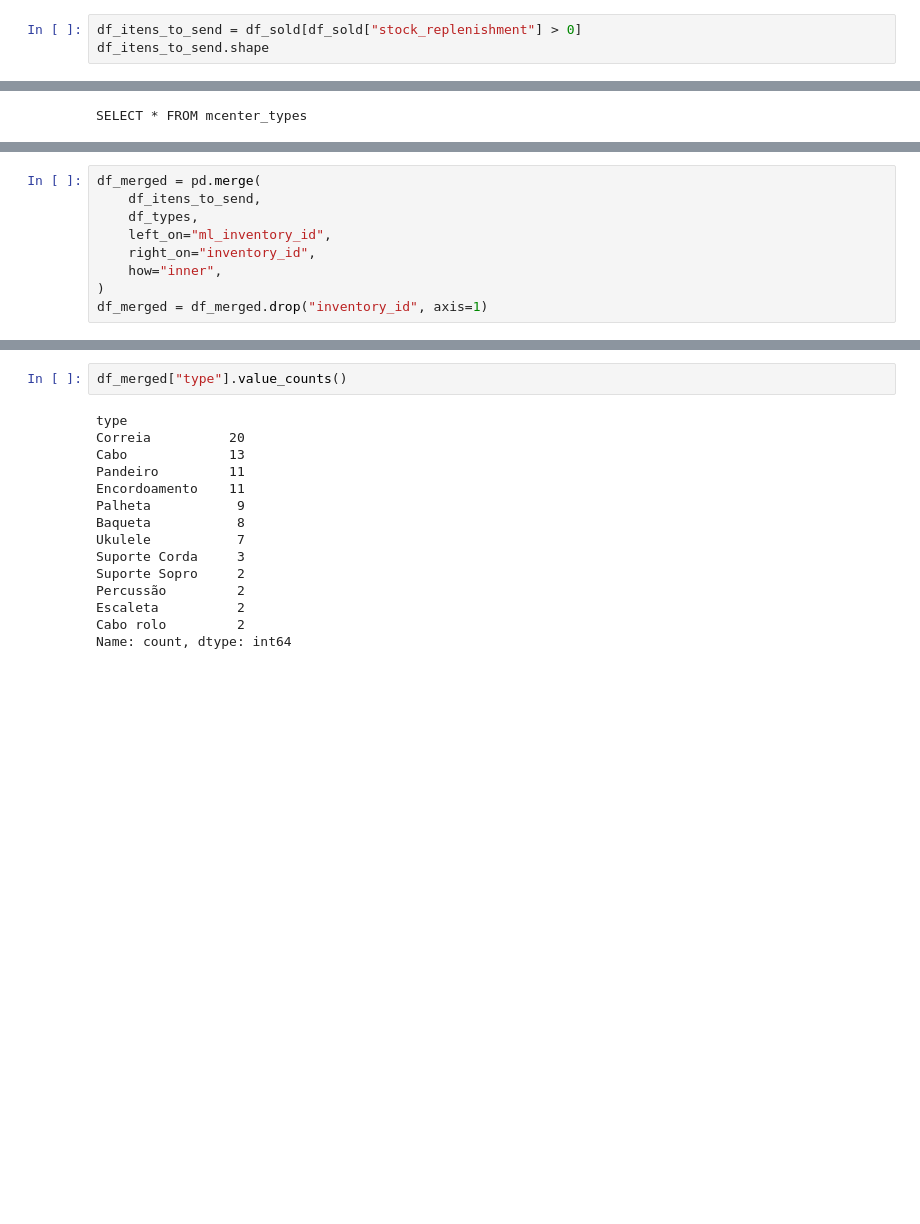
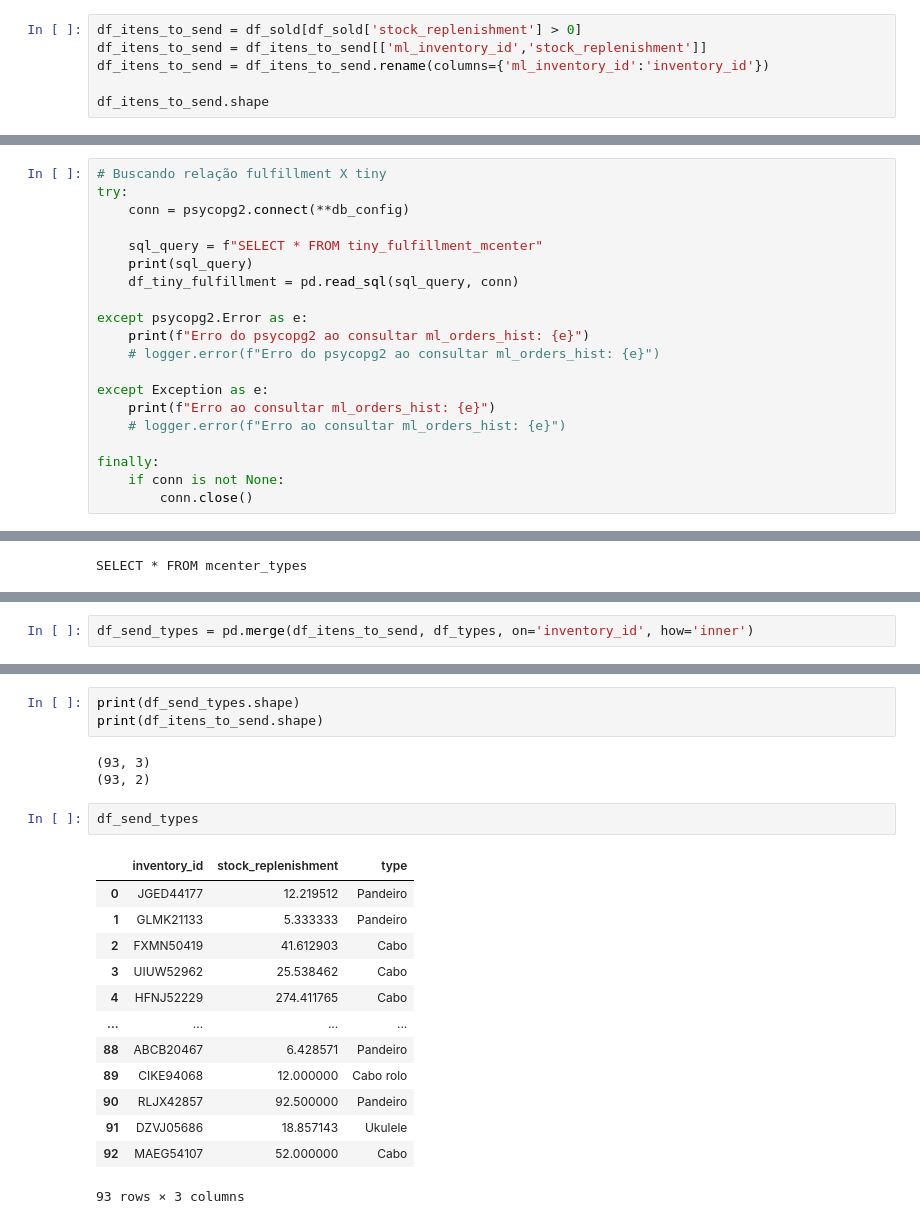
Before and after one commit to lpcoutinho/mcenter_streamlit, a Jupyter notebook: Notebooks/calculando_envio_fulfillment.ipynb, the cells around one changed output, grey strips where cells are left out. Drawn from its saved outputs; the diff is of its cells as text; blank space fills up the shorter version.

```diff
--- a/Notebooks/calculando_envio_fulfillment.ipynb
+++ b/Notebooks/calculando_envio_fulfillment.ipynb
@@ -1009,6 +1009,9 @@ dfx
 # %% [markdown]
 ## Dividindo envios por grupos de categoria
 # %%
-df_itens_to_send = df_sold[df_sold["stock_replenishment"] > 0]
+df_itens_to_send = df_sold[df_sold['stock_replenishment'] > 0]
+df_itens_to_send = df_itens_to_send[['ml_inventory_id','stock_replenishment']]
+df_itens_to_send = df_itens_to_send.rename(columns={'ml_inventory_id':'inventory_id'})
+
 df_itens_to_send.shape
 # %% [output]
@@ -1021,0 +1024,20 @@ df_itens_to_send.sample()
+# %%
+# Buscando relação fulfillment X tiny
+try:
+    conn = psycopg2.connect(**db_config)
+
+    sql_query = f"SELECT * FROM tiny_fulfillment_mcenter"
+    print(sql_query)
+    df_tiny_fulfillment = pd.read_sql(sql_query, conn)
+
+except psycopg2.Error as e:
+    print(f"Erro do psycopg2 ao consultar ml_orders_hist: {e}")
+    # logger.error(f"Erro do psycopg2 ao consultar ml_orders_hist: {e}")
+
+except Exception as e:
+    print(f"Erro ao consultar ml_orders_hist: {e}")
+    # logger.error(f"Erro ao consultar ml_orders_hist: {e}")
+
+finally:
+    if conn is not None:
+        conn.close()
@@ -1060,9 +1072,2 @@ df_types
 # %%
-df_merged = pd.merge(
-    df_itens_to_send,
-    df_types,
-    left_on="ml_inventory_id",
-    right_on="inventory_id",
-    how="inner",
-)
-df_merged = df_merged.drop("inventory_id", axis=1)
+df_send_types = pd.merge(df_itens_to_send, df_types, on='inventory_id', how='inner')
@@ -1077,17 +1074,22 @@ df_merged.sample(3)
-# %%
-df_merged["type"].value_counts()
-# %% [output]
-type
-Correia          20
-Cabo             13
-Pandeiro         11
-Encordoamento    11
-Palheta           9
-Baqueta           8
-Ukulele           7
-Suporte Corda     3
-Suporte Sopro     2
-Percussão         2
-Escaleta          2
-Cabo rolo         2
-Name: count, dtype: int64
+# %%
+print(df_send_types.shape)
+print(df_itens_to_send.shape)
+# %% [output]
+(93, 3)
+(93, 2)
+# %%
+df_send_types
+# %% [output]
+|  | inventory_id | stock_replenishment | type |
+| 0 | JGED44177 | 12.219512 | Pandeiro |
+| 1 | GLMK21133 | 5.333333 | Pandeiro |
+| 2 | FXMN50419 | 41.612903 | Cabo |
+| 3 | UIUW52962 | 25.538462 | Cabo |
+| 4 | HFNJ52229 | 274.411765 | Cabo |
+| ... | ... | ... | ... |
+| 88 | ABCB20467 | 6.428571 | Pandeiro |
+| 89 | CIKE94068 | 12.000000 | Cabo rolo |
+| 90 | RLJX42857 | 92.500000 | Pandeiro |
+| 91 | DZVJ05686 | 18.857143 | Ukulele |
+| 92 | MAEG54107 | 52.000000 | Cabo |
+93 rows × 3 columns
```
Also changed, not shown: parts of 38 cells of this notebook, 4 other files.
